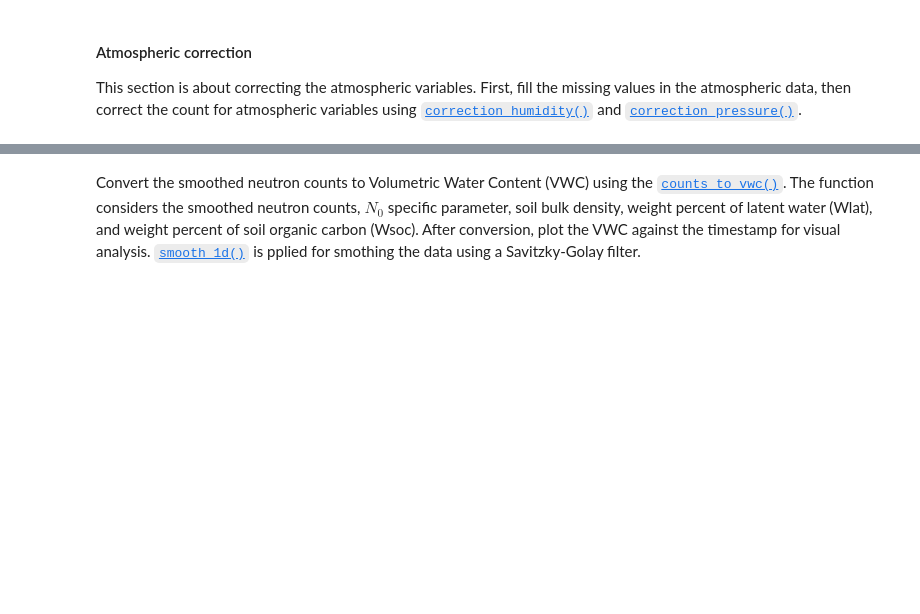
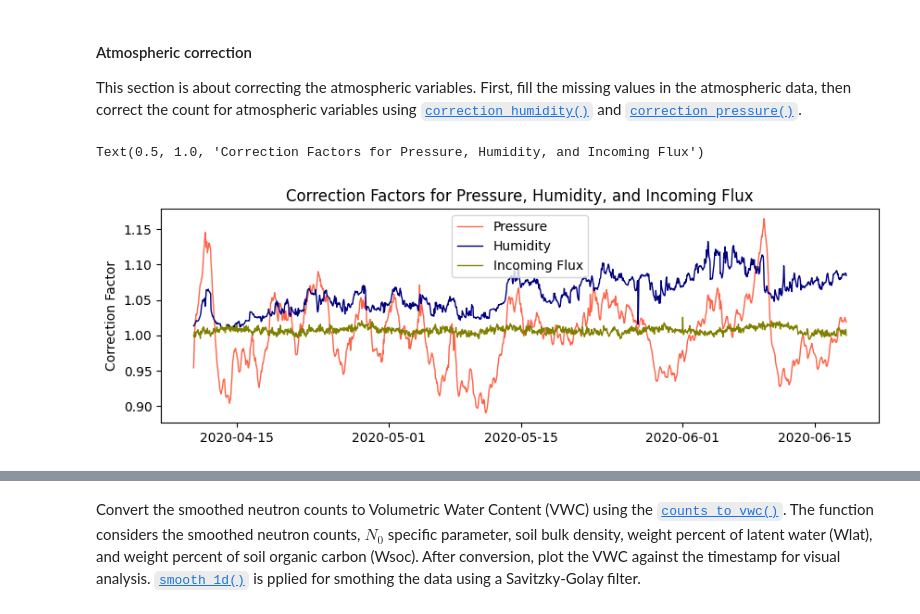
Before and after one commit to soilwater/crnpy, a Jupyter notebook: docs/examples/stationary/example_RDT_station.ipynb, the cells around one changed output, grey strips where cells are left out. Saved outputs shown, nothing was run; the diff lists cells and outputs as text; code cells hidden in the pictures; blank space fills up the shorter version.

```diff
--- a/docs/examples/stationary/example_RDT_station.ipynb
+++ b/docs/examples/stationary/example_RDT_station.ipynb
@@ -134,6 +133,18 @@ df['fp'] = crnpy.correction_pressure(pressure=df['barometric_pressure_Avg'], Pre
 # Calculate the absolute humidity (g cm^-3) and the vapor pressure correction factor
 df['abs_humidity'] = crnpy.abs_humidity(df['relative_humidity_Avg'], df['air_temperature_Avg'])
 df['fw'] = crnpy.correction_humidity(abs_humidity=df['abs_humidity'], Aref=0)
+# %%
+# Plot all the correction factors
+fig, ax = plt.subplots(figsize=(10, 3))  # Set the figure size
+ax.plot(df['timestamp'], df['fp'], label='Pressure',color='tomato', linewidth=1)
+ax.plot(df['timestamp'], df['fw'], label='Humidity', color='navy', linewidth=1)
+ax.plot(df['timestamp'], df['fi'], label='Incoming Flux', color='olive', linewidth=1)
+ax.set_ylabel('Correction Factor')
+ax.legend()
+ax.set_title('Correction Factors for Pressure, Humidity, and Incoming Flux')
+# %% [output]
+Text(0.5, 1.0, 'Correction Factors for Pressure, Humidity, and Incoming Flux')
+[figure, added]
 # %%
 # Apply correction factors
 df['total_corrected_neutrons'] = df['total_raw_counts'] * df['fw'] / (df['fp'] * df['fi'])
```
Also changed, not shown: parts of 5 cells of this notebook, 11 other files.
